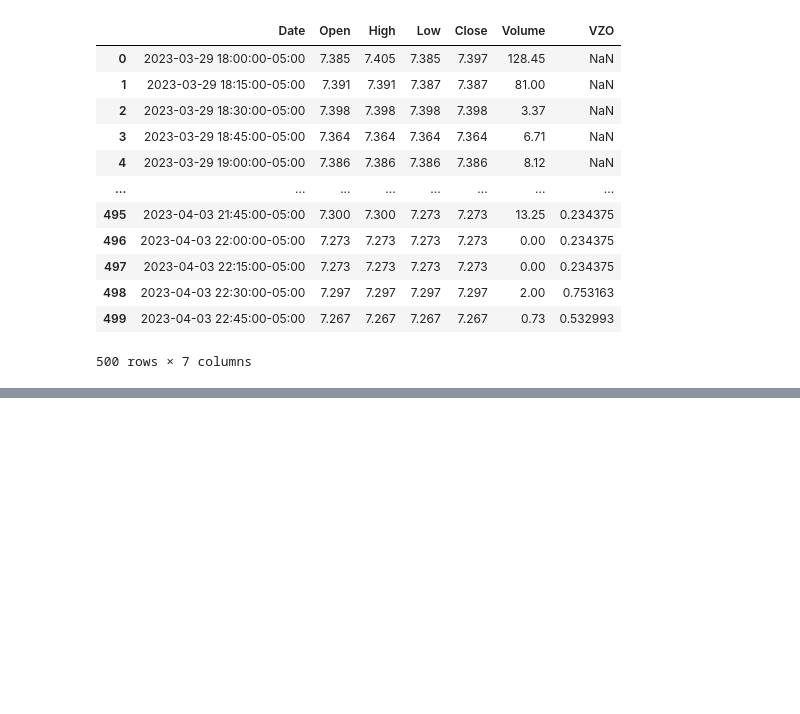
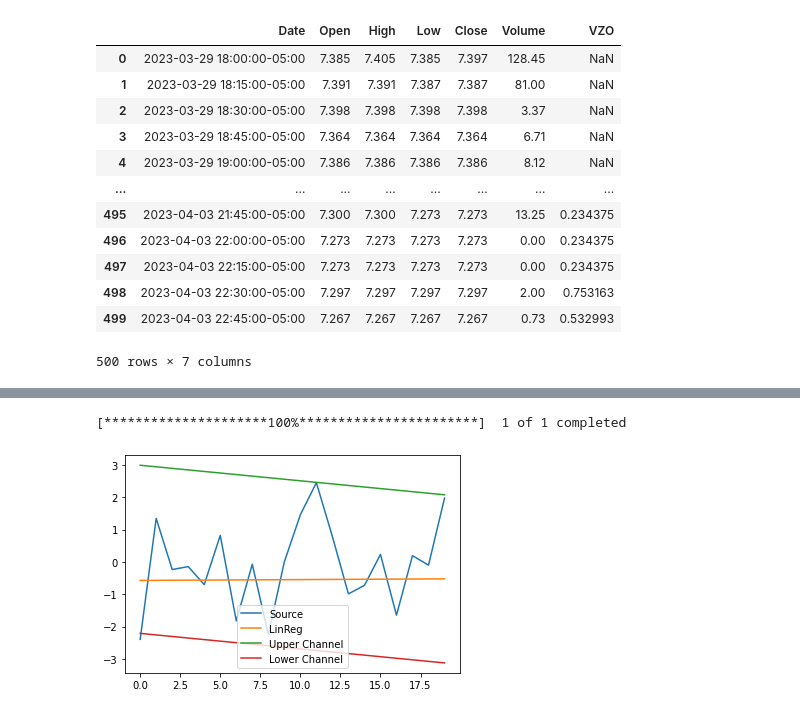
Before and after one commit to kubadlugosz/Geminit-Trading-Bot, a Jupyter notebook: Backtest.ipynb, the cells around one changed output, grey strips where cells are left out. Drawn from its saved outputs; the diff is of its cells as text; code cells hidden in the pictures; blank space fills up the shorter version.

```diff
--- a/Backtest.ipynb
+++ b/Backtest.ipynb
@@ -1186,0 +1391,13 @@ df.to_csv('data.csv')
+# %%
+import yfinance as yf
+
+# Download historical data for Apple
+apple = yf.download('AAPL', start='2020-01-01')
+# Generate some random data
+data = np.random.normal(size=100)
+
+# Plot the linear regression channel
+plot_linear_regression_channel(data, length=20)
+# %% [output]
+[*********************100%***********************]  1 of 1 completed
+[figure, added]
```
Also changed, not shown: parts of 28 cells of this notebook, 4 other files.
